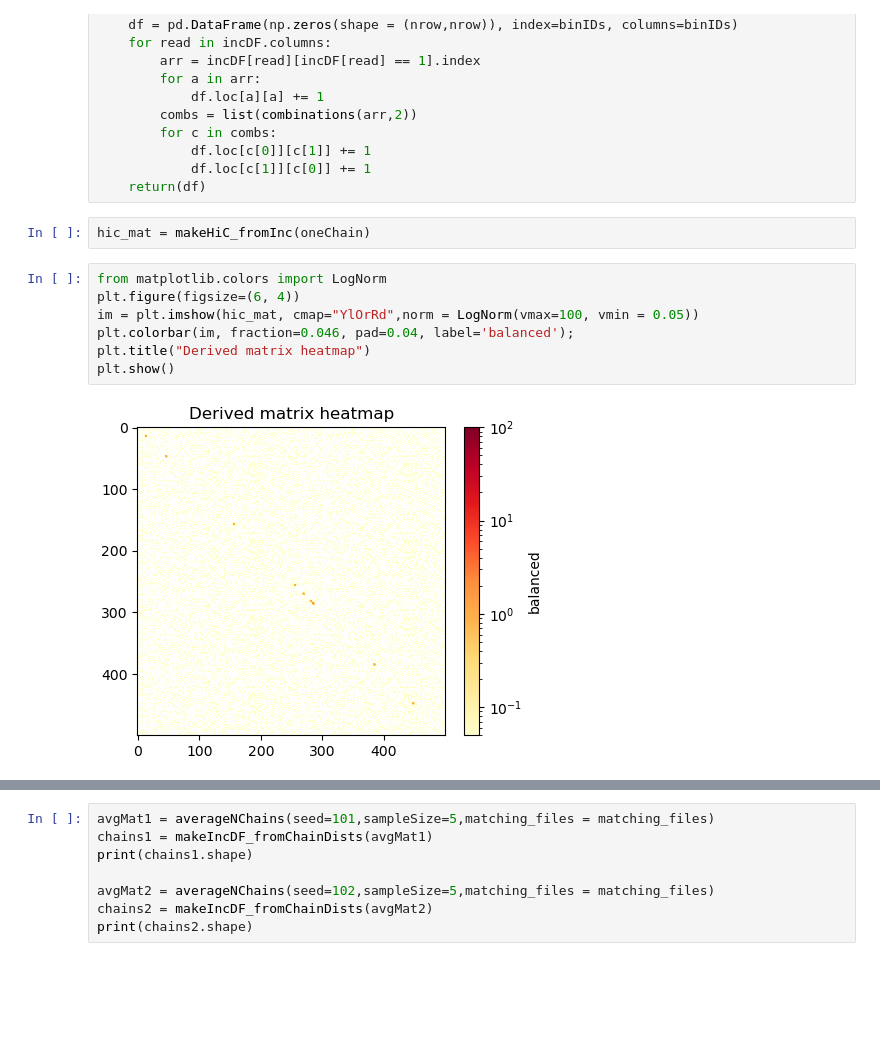
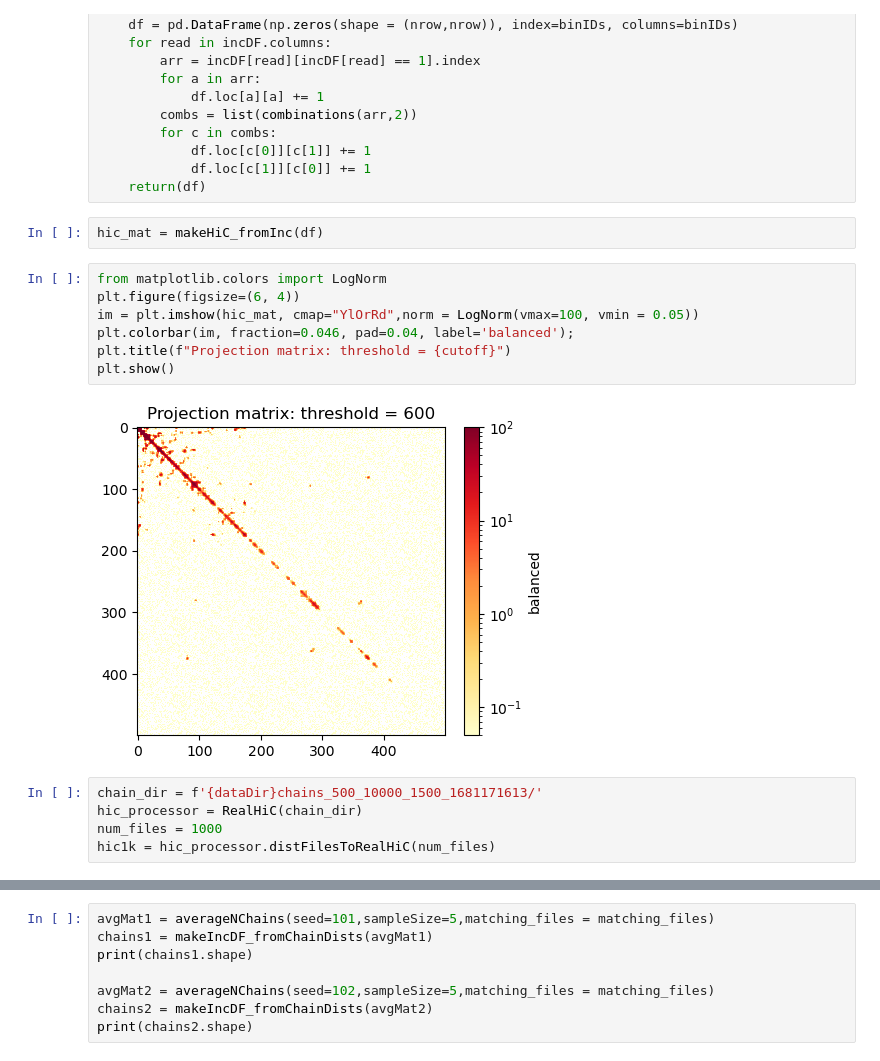
Before and after one commit to noush-joglekar/sporeC_prelim, a Jupyter notebook: scripts/jupyterNB/generateIncMatrix_fromChains.ipynb, the cells around one changed output, grey strips where cells are left out. Drawn from its saved outputs; the diff is of its cells as text; blank space fills up the shorter version.

```diff
--- a/scripts/jupyterNB/generateIncMatrix_fromChains.ipynb
+++ b/scripts/jupyterNB/generateIncMatrix_fromChains.ipynb
@@ -224,13 +154,18 @@ def makeHiC_fromInc(incDF):
             df.loc[c[1]][c[0]] += 1
     return(df)
 # %%
-hic_mat = makeHiC_fromInc(oneChain)
+hic_mat = makeHiC_fromInc(df)
 # %%
 from matplotlib.colors import LogNorm
 plt.figure(figsize=(6, 4))
 im = plt.imshow(hic_mat, cmap="YlOrRd",norm = LogNorm(vmax=100, vmin = 0.05))
 plt.colorbar(im, fraction=0.046, pad=0.04, label='balanced');
-plt.title("Derived matrix heatmap")
+plt.title(f"Projection matrix: threshold = {cutoff}")
 plt.show()
 # %% [output]
-[figure, old version]
+[figure, new version]
+# %%
+chain_dir = f'{dataDir}chains_500_10000_1500_1681171613/'
+hic_processor = RealHiC(chain_dir)
+num_files = 1000
+hic1k = hic_processor.distFilesToRealHiC(num_files)
```
Also changed, not shown: parts of 8 cells of this notebook.
